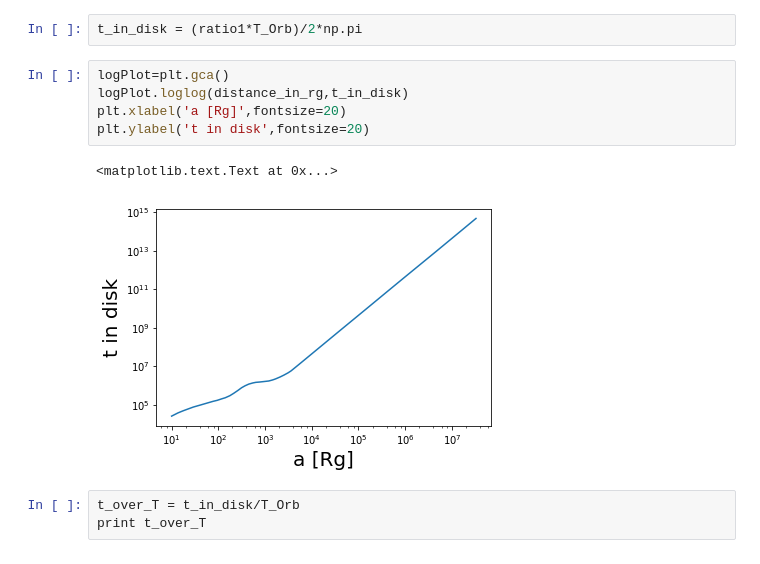
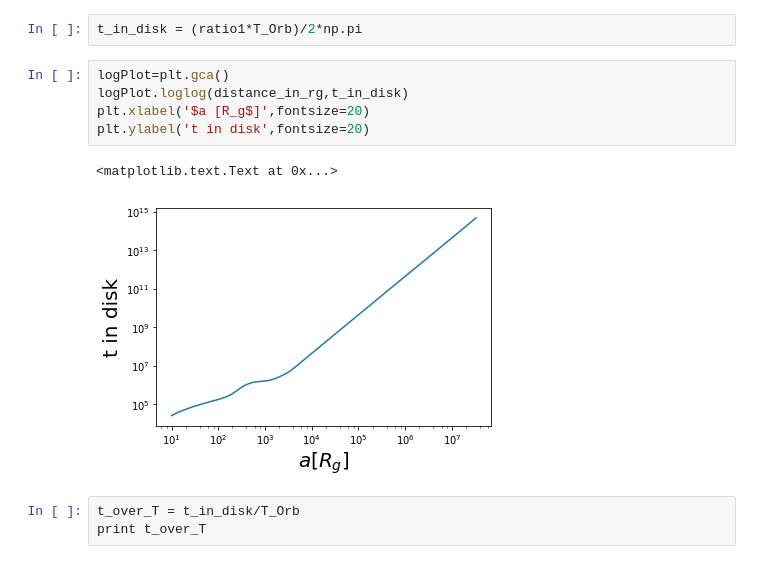
Before and after one commit to gfabj/Summer_Research_Project, a Jupyter notebook: SG_Model.ipynb, the cells around one changed output. Saved outputs shown, nothing was run; the diff lists cells and outputs as text.

```diff
--- a/SG_Model.ipynb
+++ b/SG_Model.ipynb
@@ -146,11 +146,11 @@ t_in_disk = (ratio1*T_Orb)/2*np.pi
 # %%
 logPlot=plt.gca()
 logPlot.loglog(distance_in_rg,t_in_disk)
-plt.xlabel('a [Rg]',fontsize=20)
+plt.xlabel('$a [R_g$]',fontsize=20)
 plt.ylabel('t in disk',fontsize=20)
 # %% [output]
 <matplotlib.text.Text at 0x...>
-[figure, old version]
+[figure, new version]
 # %%
 t_over_T = t_in_disk/T_Orb
 print t_over_T
```
Also changed, not shown: parts of 8 cells of this notebook.
